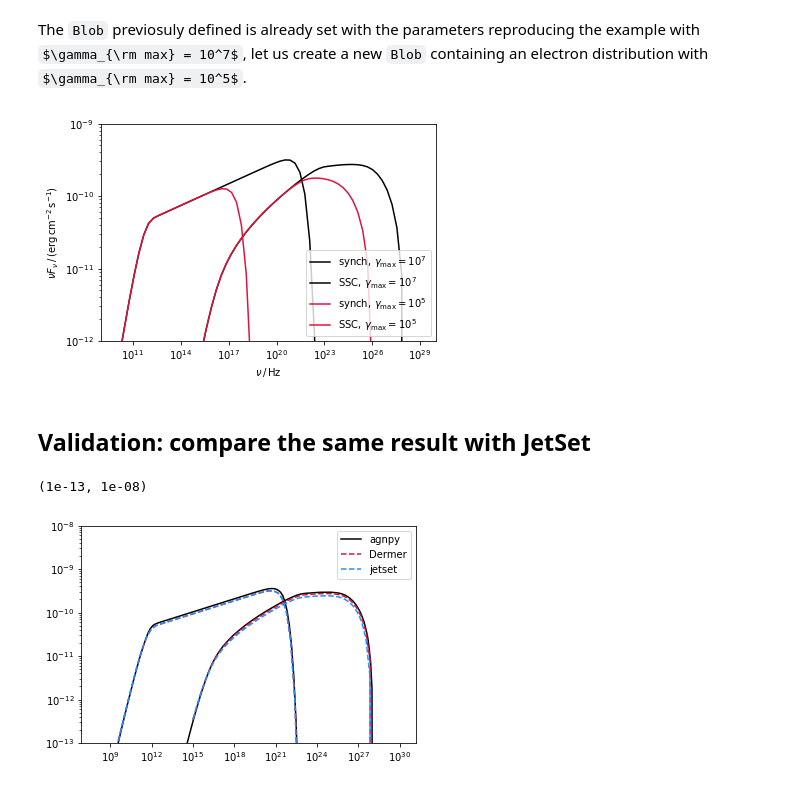
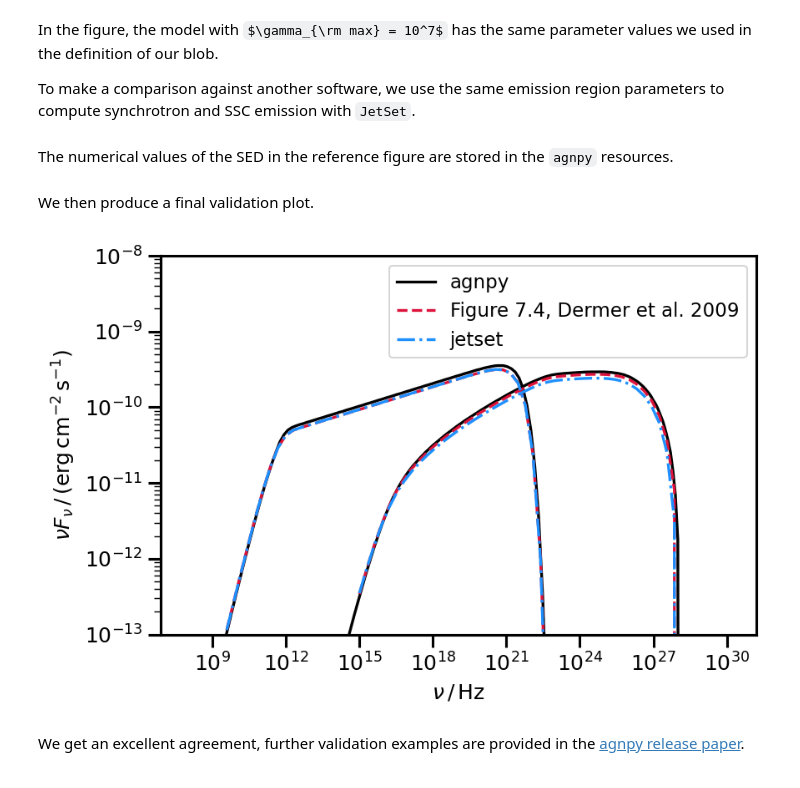
Before and after one commit to cosimoNigro/agnpy-kashmir-VHE-workshop, a Jupyter notebook: 1_synchrotron_self_compton.ipynb, the cells around one changed output. Drawn from its saved outputs; the diff is of its cells as text; code cells hidden in the pictures; some formulas as TeX source.

Commit message:
finalised notebook with synchrotron emission

```diff
--- a/1_synchrotron_self_compton.ipynb
+++ b/1_synchrotron_self_compton.ipynb
@@ -25,19 +30,18 @@ Let us consider that the emission region is a spherical plasmoid of radius $R_b
 # total energy content of the electron distribution
 spectrum_norm = 1e48 * u.Unit("erg")
 
-# dictionary describing the electron distribution
+# EED parametrisation
 spectrum_dict = {
     "type": "PowerLaw",
-    "parameters": {
-        "p": 2.8,
-        "gamma_min": 1e2,
-        "gamma_max": 1e7
-    }
+    "parameters": {"p": 2.8, "gamma_min": 1e2, "gamma_max": 1e7},
 }
+
+# blob attributes
 R_b = 1e16 * u.cm
 B = 1 * u.G
 z = Distance(1e27, unit=u.cm).z
 delta_D = 10
 Gamma = 10
+
 # emission region
 blob = Blob(R_b, z, delta_D, Gamma, B, spectrum_norm, spectrum_dict)
@@ -132,2 +119,0 @@ FileNotFoundError: No such file or directory: '
-# %% [markdown]
-The `Blob` previosuly defined is already set with the parameters reproducing the example with $\gamma_{\rm max} = 10^7$, let us create a new `Blob` containing an electron distribution with $\gamma_{\rm max} = 10^5$.
@@ -139,14 +120,5 @@ ssc2 = SynchrotronSelfCompton(blob2)
-# %%
-plot_sed(nu_synch, synch.sed_flux(nu_synch), color="k", label=r"${\rm synch},\,\gamma_{\rm max}=10^7$")
-plot_sed(nu_ssc, ssc.sed_flux(nu_ssc), color="k", label=r"${\rm SSC},\,\gamma_{\rm max}=10^7$")
-plot_sed(nu_synch, synch2.sed_flux(nu_synch), color="crimson", label=r"${\rm synch},\,\gamma_{\rm max}=10^5$")
-plot_sed(nu_ssc, ssc2.sed_flux(nu_ssc), color="crimson", label=r"${\rm SSC},\,\gamma_{\rm max}=10^5$")
-# select the same x and y range of the figure
-plt.xlim([1e9, 1e30])
-plt.ylim([1e-12, 1e-9])
-plt.show()
-# %% [output]
-[figure, removed]
-# %% [markdown]
-## Validation: compare the same result with JetSet
+# %% [markdown]
+In the figure, the model with $\gamma_{\rm max} = 10^7$ has the same parameter values we used in the definition of our blob.
+
+To make a comparison against another software, we use the same emission region parameters to compute synchrotron and SSC emission with `JetSet`.
 # %%
@@ -196 +160,3 @@ ssc_dermer = pkg_resources.resource_filename(
+# %% [markdown]
+The numerical values of the SED in the reference figure are stored in the `agnpy` resources.
 # %%
@@ -202,20 +178,28 @@ sed_synch_dermer = data_synch_dermer[:, 1] * u.Unit("erg cm-2 s-1")
 
 nu_ssc_dermer = data_ssc_dermer[:, 0] * u.Hz
 sed_ssc_dermer = data_ssc_dermer[:, 1] * u.Unit("erg cm-2 s-1")
+# %% [markdown]
+We then produce a final validation plot.
 # %%
-fig, ax = plt.subplots()
+plot_sed(nu_synch_dermer, sed_synch_dermer, color="k", label="agnpy")
+plot_sed(nu_ssc_dermer, sed_ssc_dermer, color="k")
 
-ax.loglog(nu_synch_dermer, sed_synch_dermer, color="k", label="agnpy")
-ax.loglog(nu_ssc_dermer, sed_ssc_dermer, color="k")
+plot_sed(
+    nu_synch,
+    sed_synch,
+    color="crimson",
+    ls="--",
+    label="Figure 7.4, Dermer et al. 2009",
+)
+plot_sed(nu_ssc, sed_ssc, color="crimson", ls="--")
 
-ax.loglog(nu_synch, sed_synch, color="crimson", ls="--", label="Dermer")
-ax.loglog(nu_ssc, sed_ssc, color="crimson", ls="--")
+plot_sed(nu_synch_jetset, sed_synch_jetset, color="dodgerblue", ls="-.", label="jetset")
+plot_sed(nu_ssc_jetset, sed_ssc_jetset, color="dodgerblue", ls="-.")
 
-ax.loglog(nu_synch_jetset, sed_synch_jetset, color="dodgerblue", ls="--", label="jetset")
-ax.loglog(nu_ssc_jetset, sed_ssc_jetset, color="dodgerblue", ls="--")
-
-ax.legend()
-ax.set_ylim([1e-13, 1e-8])
+plt.legend(fontsize=11)
+plt.ylim([1e-13, 1e-8])
+plt.show()
 # %% [output]
-(1e-13, 1e-08)
-[figure, old version]
+[figure, new version]
+# %% [markdown]
+We get an excellent agreement, further validation examples are provided in the [agnpy release paper](https://arxiv.org/abs/2112.14573).
```
Also changed, not shown: parts of 20 cells of this notebook.
